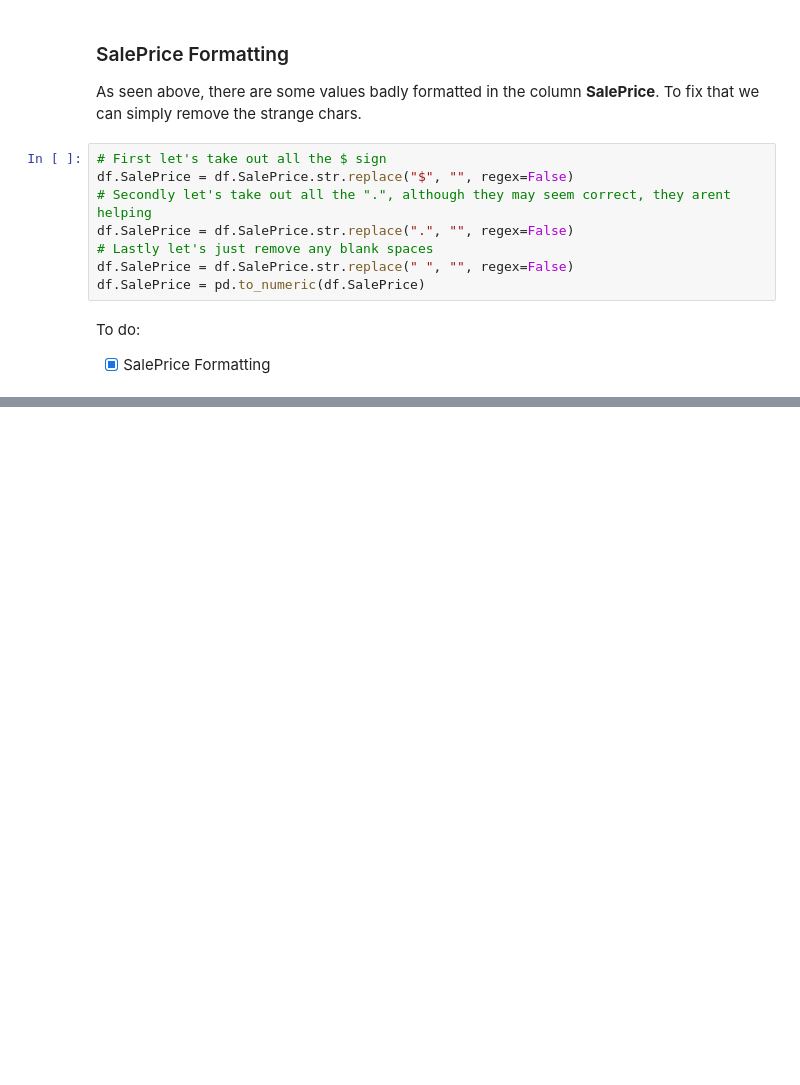
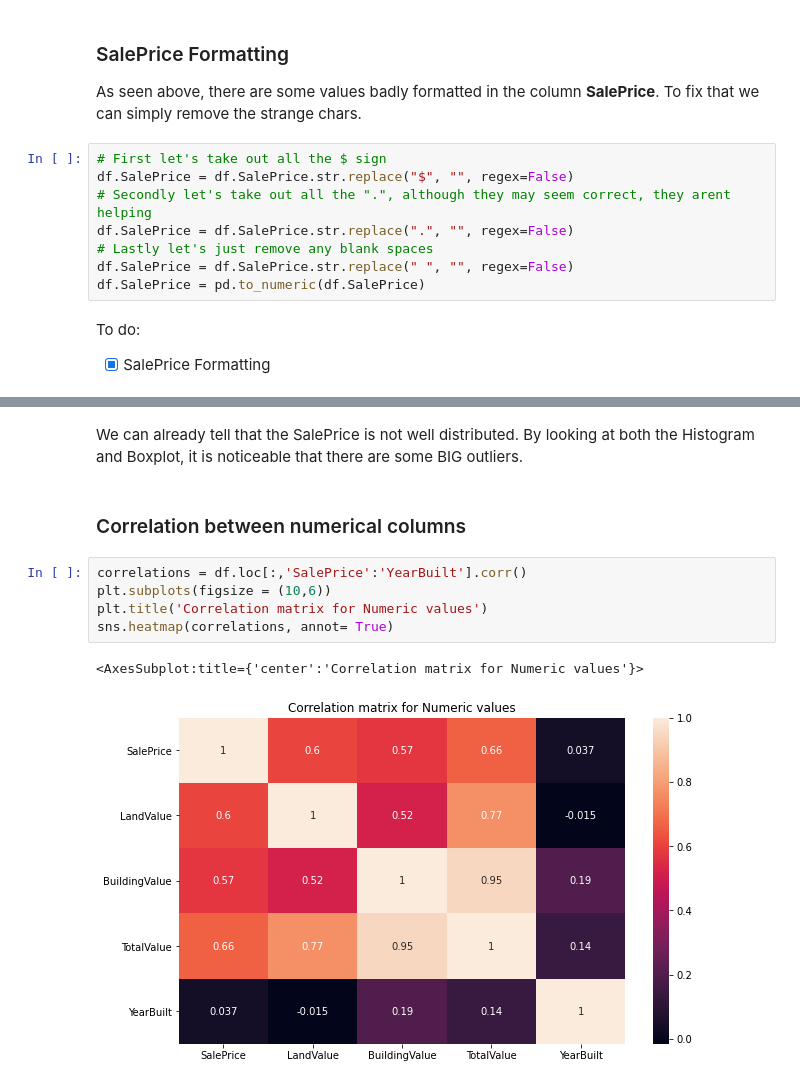
Before and after one commit to HenriqueCastros/COVID19-Analysis, a Jupyter notebook: HousingSales/DataAnalysis.ipynb, the cells around one changed output, grey strips where cells are left out. Drawn from its saved outputs; the diff is of its cells as text; blank space fills up the shorter version.

```diff
--- a/HousingSales/DataAnalysis.ipynb
+++ b/HousingSales/DataAnalysis.ipynb
@@ -256,0 +265,12 @@ df.boxplot(column=['SalePrice'])
+# %% [markdown]
+We can already tell that the SalePrice is not well distributed. By looking at both the Histogram and Boxplot, it is noticeable that there are some BIG outliers.
+# %% [markdown]
+### Correlation between numerical columns
+# %%
+correlations = df.loc[:,'SalePrice':'YearBuilt'].corr()
+plt.subplots(figsize = (10,6))
+plt.title('Correlation matrix for Numeric values')
+sns.heatmap(correlations, annot= True)
+# %% [output]
+<AxesSubplot:title={'center':'Correlation matrix for Numeric values'}>
+[figure, added]
```
Also changed, not shown: parts of 3 cells of this notebook.
